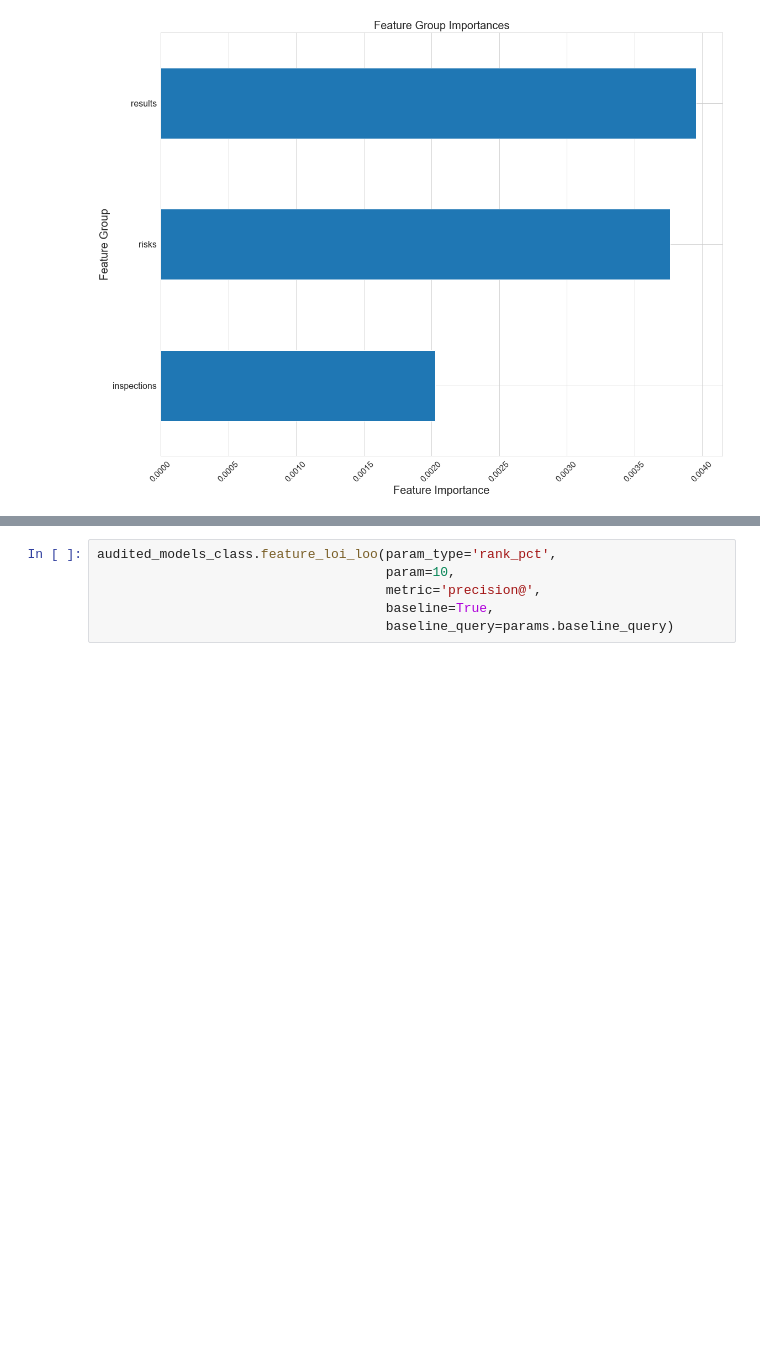
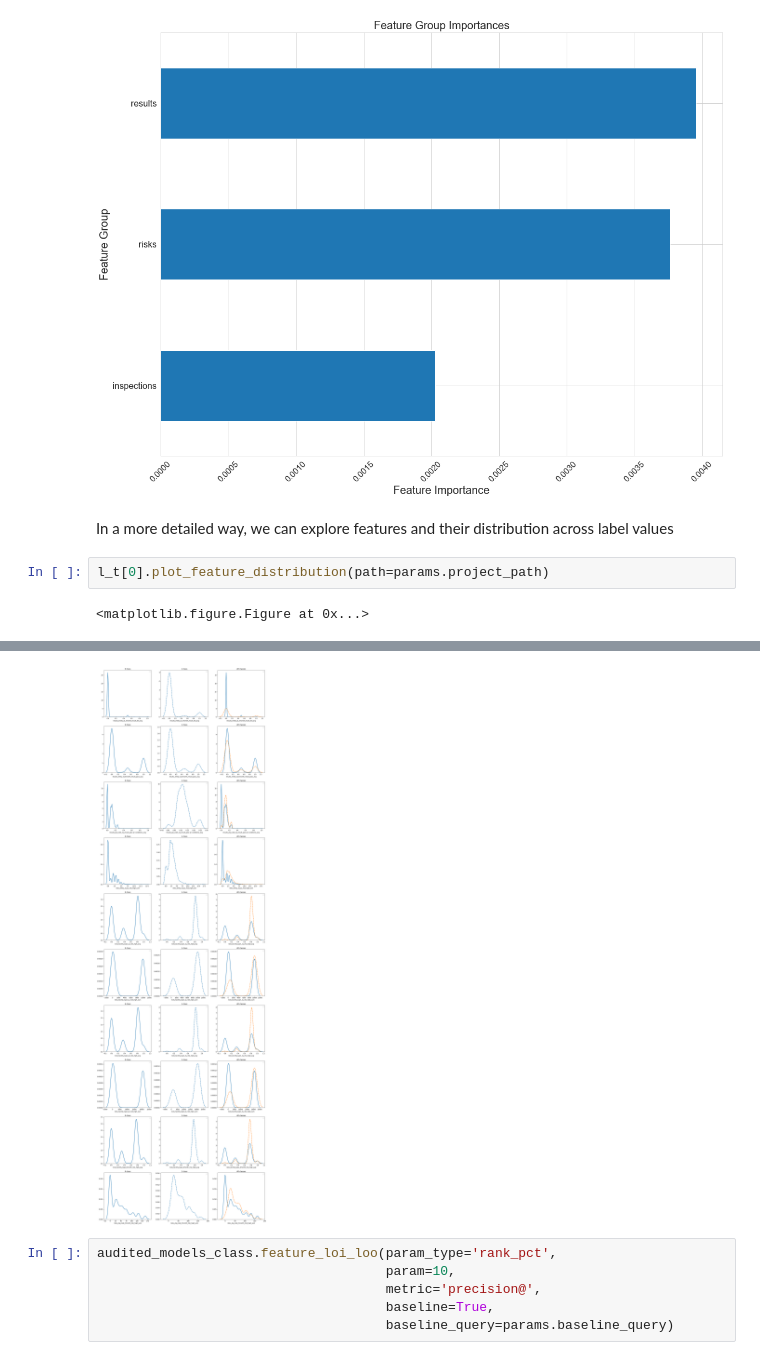
Before and after one commit to dssg/triage, a Jupyter notebook: src/triage/component/postmodeling/contrast/postmodeling_tutorial.ipynb, the cells around one changed output, grey strips where cells are left out. Cells and saved outputs as stored; diff of their text form; blank space fills up the shorter version.

```diff
--- a/src/triage/component/postmodeling/contrast/postmodeling_tutorial.ipynb
+++ b/src/triage/component/postmodeling/contrast/postmodeling_tutorial.ipynb
@@ -174,3 +176,9 @@ Feature inclusion and exclusion (LOI and LOO) performance allow us to compare di
 l_t[0].plot_feature_group_average_importances()
 # %% [output]
 [figure]
+# %% [markdown]
+In a more detailed way, we can explore features and their distribution across label values
+# %%
+l_t[0].plot_feature_distribution(path=params.project_path)
+# %% [output]
+<matplotlib.figure.Figure at 0x...>
@@ -177,3 +202,4 @@ l_t[0].plot_feature_group_average_importances()
+[figure, added]
 # %%
 audited_models_class.feature_loi_loo(param_type='rank_pct',
                                      param=10,
```
Also changed, not shown: parts of 4 cells of this notebook, 1 other file.
